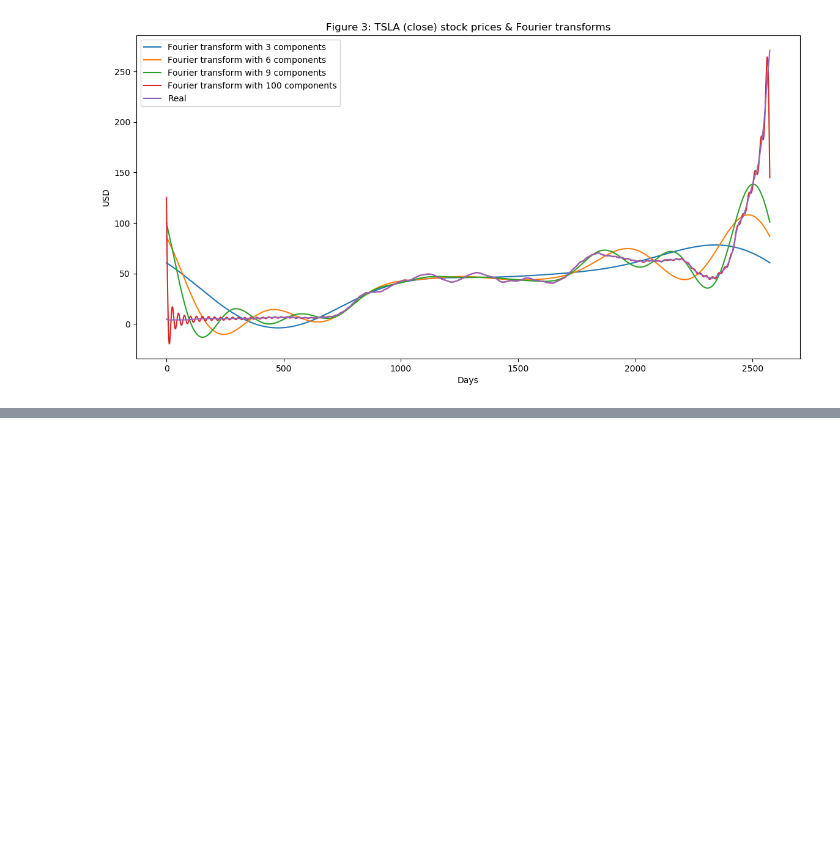
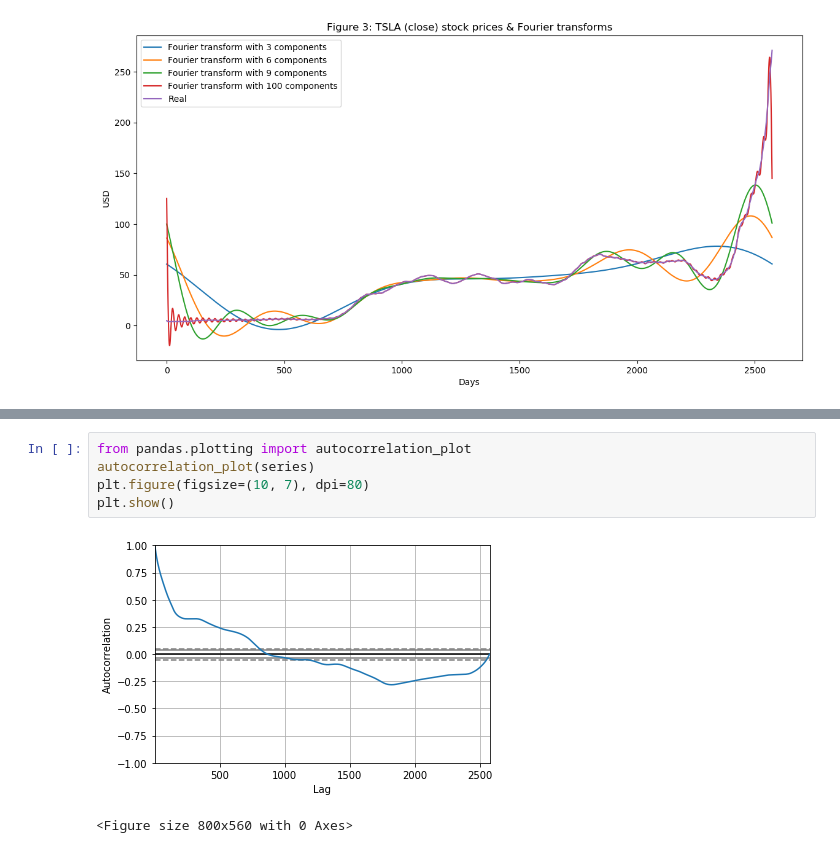
Before and after one commit to MatheusParo/stockpredictionai, a Jupyter notebook: TSLA_Prediction.ipynb, the cells around one changed output, grey strips where cells are left out. Drawn from its saved outputs; the diff is of its cells as text; blank space fills up the shorter version.

```diff
--- a/TSLA_Prediction.ipynb
+++ b/TSLA_Prediction.ipynb
@@ -178,0 +195,8 @@ ImportError: cannot import name 'cached_value'
+# %%
+from pandas.plotting import autocorrelation_plot
+autocorrelation_plot(series)
+plt.figure(figsize=(10, 7), dpi=80)
+plt.show()
+# %% [output]
+[figure, added]
+<Figure size 800x560 with 0 Axes>
```
Also changed, not shown: parts of 7 cells of this notebook.
